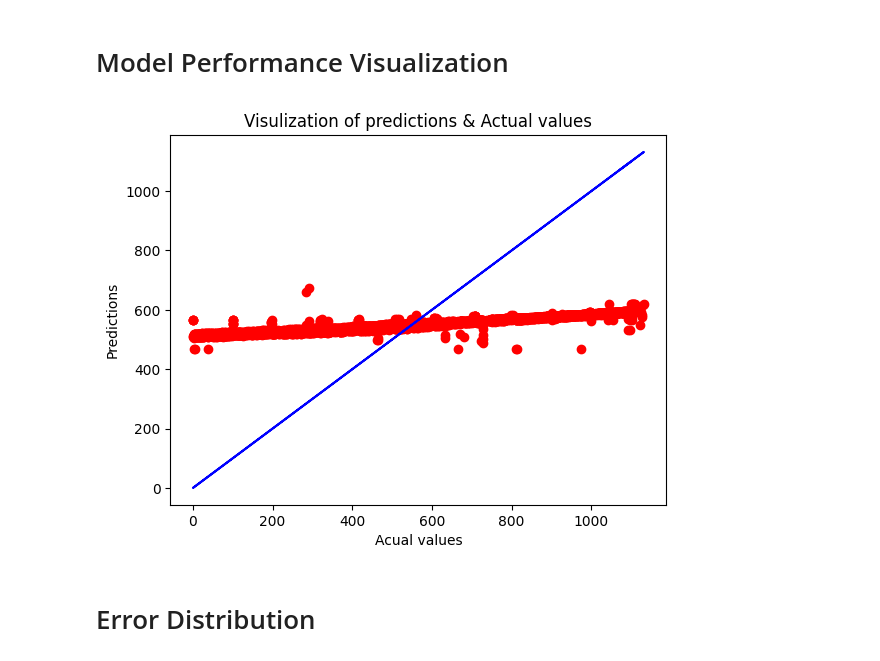
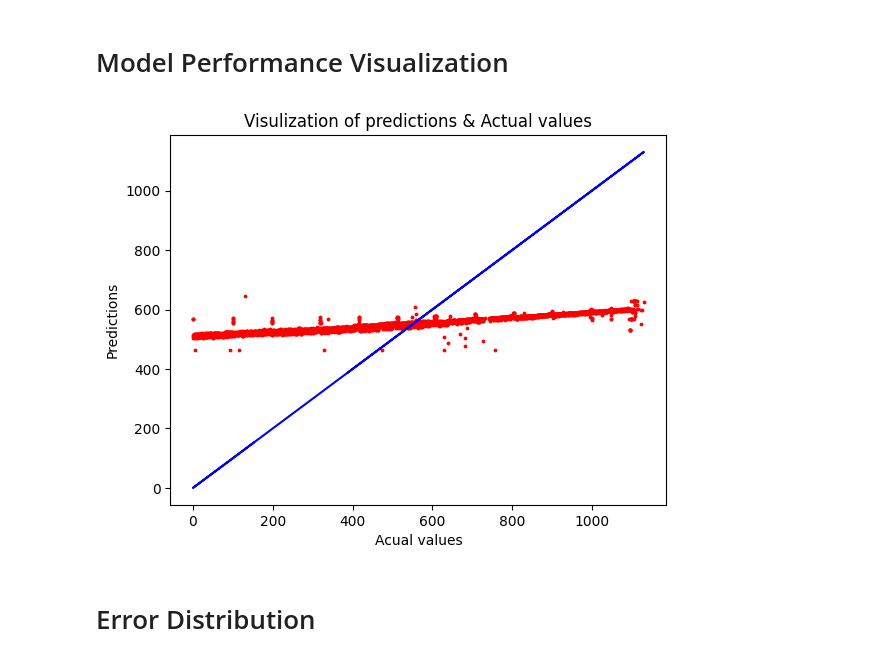
Before and after one commit to ammarelbadry1/ML, a Jupyter notebook: SupportVectorRegression.ipynb, the cells around one changed output. Saved outputs shown, nothing was run; the diff lists cells and outputs as text; code cells hidden in the pictures.

```diff
--- a/SupportVectorRegression.ipynb
+++ b/SupportVectorRegression.ipynb
@@ -51,13 +51,13 @@ R2 accuracy: 14.02%
 # Model Performance Visualization
 # %%
 plt.plot(y_test, y_test, color='blue')
-plt.scatter(y_test, y_pred, color='red')
+plt.scatter(y_test, y_pred, color='red', s=3)
 plt.title('Visulization of predictions & Actual values')
 plt.xlabel('Acual values')
 plt.ylabel('Predictions')
 plt.show()
 # %% [output]
-[figure, old version]
+[figure, new version]
 # %% [markdown]
 # Error Distribution
 # %%
```
Also changed, not shown: parts of 2 cells of this notebook.
